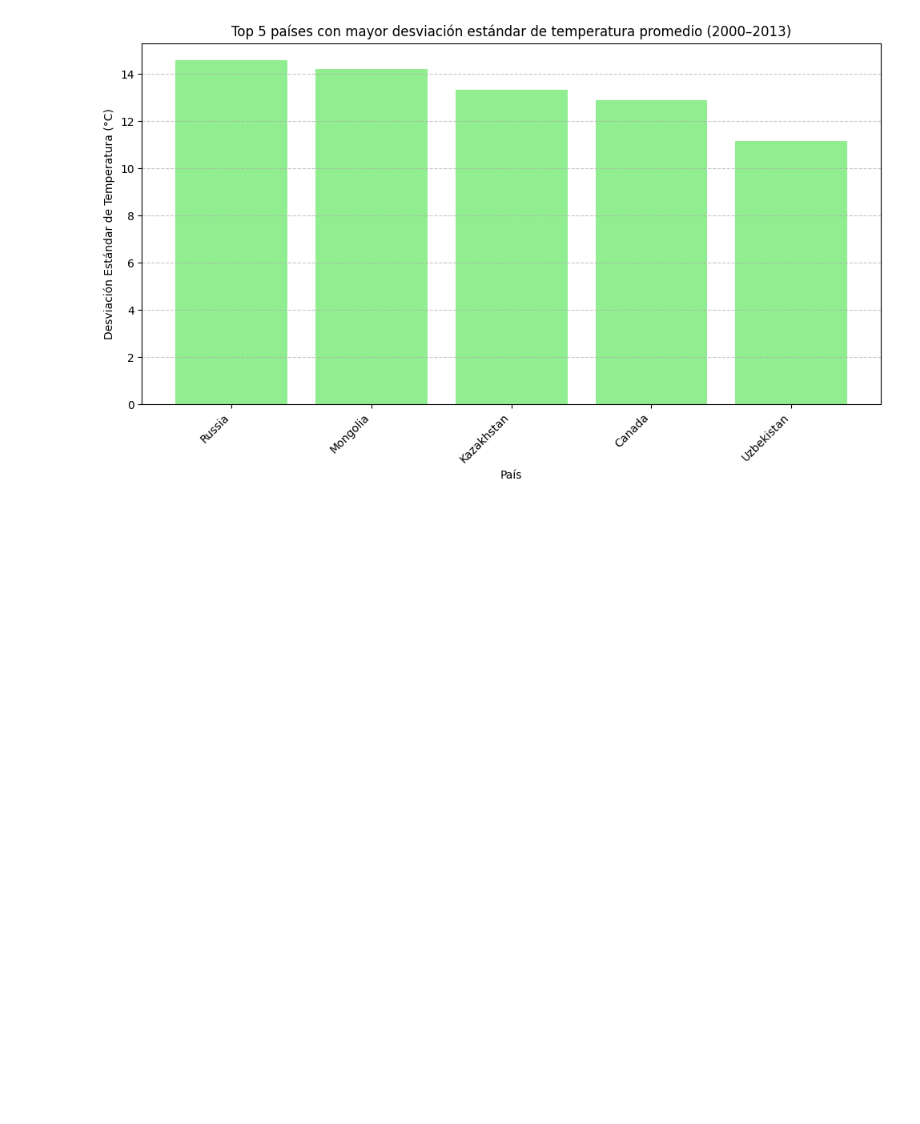
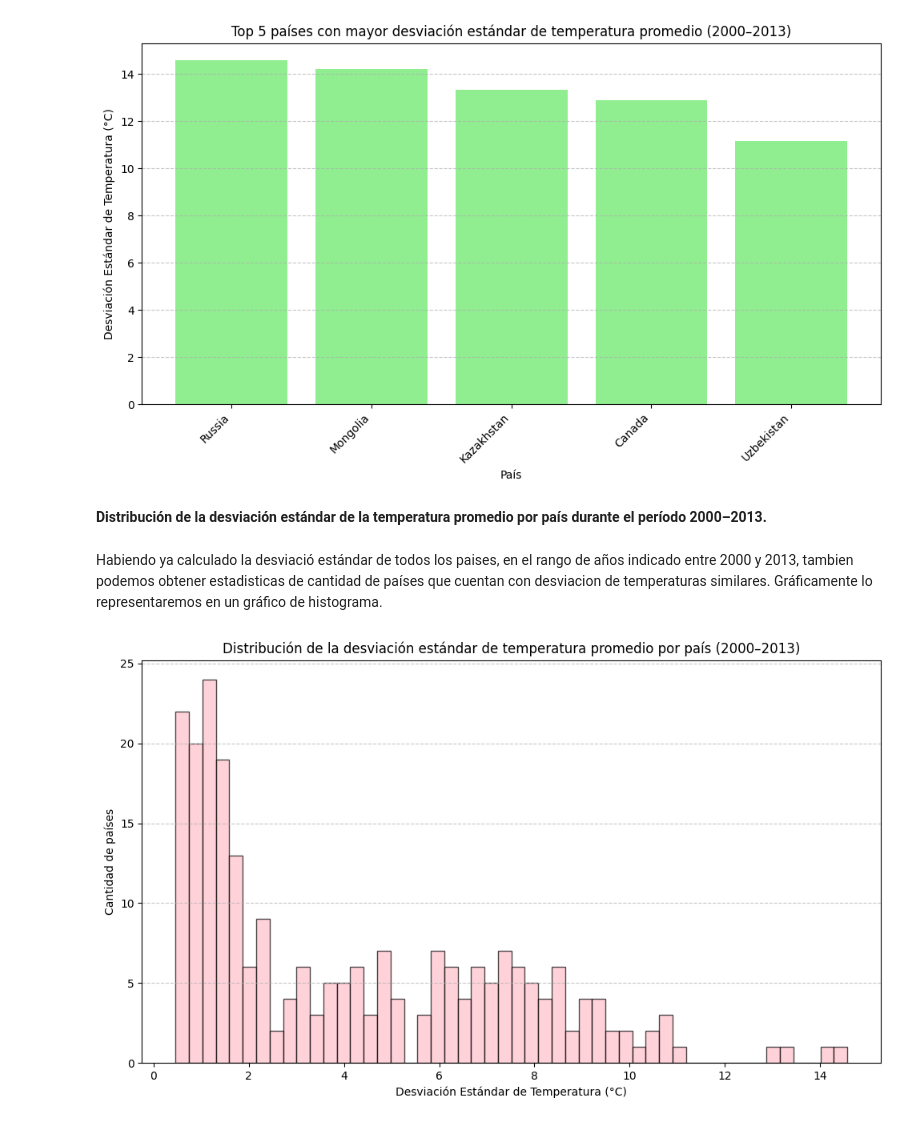
Before and after one commit to ramircar2020/BCtechCopilot, a Jupyter notebook: TP_Variación_Temp_PyE_2025_RAMIREZ_MIERS__carlos.ipynb, the cells around one changed output. Cells and saved outputs as stored; diff of their text form; code cells hidden in the pictures; blank space fills up the shorter version.

```diff
--- a/TP_Variación_Temp_PyE_2025_RAMIREZ_MIERS__carlos.ipynb
+++ b/TP_Variación_Temp_PyE_2025_RAMIREZ_MIERS__carlos.ipynb
@@ -445,3 +445,19 @@ plt.grid(axis='y', linestyle='--', alpha=0.7)
 plt.show()
 # %% [output]
 [figure]
+# %% [markdown]
+**Distribución de la desviación estándar de la temperatura promedio por país durante el período 2000–2013.**
+# %% [markdown]
+Habiendo ya calculado la desviació estándar de todos los paises, en el rango de años indicado entre 2000 y 2013, tambien podemos obtener estadisticas de cantidad de países que cuentan con desviacion de temperaturas similares. Gráficamente lo representaremos en un gráfico de histograma.
+# %%
+# Creación de histograma de las desviaciones estándar de temperatura de todos los países
+plt.figure(figsize=(10, 6))
+plt.hist(df_std['StdDev'], bins=50, color='pink', edgecolor='black', alpha=0.7)
+plt.title('Distribución de la desviación estándar de temperatura promedio por país (2000–2013)')
+plt.xlabel('Desviación Estándar de Temperatura (°C)')
+plt.ylabel('Cantidad de países')
+plt.grid(axis='y', linestyle='--', alpha=0.7)
+plt.tight_layout()
+plt.show()
+# %% [output]
+[figure, added]
```
Also changed, not shown: parts of 5 cells of this notebook.
